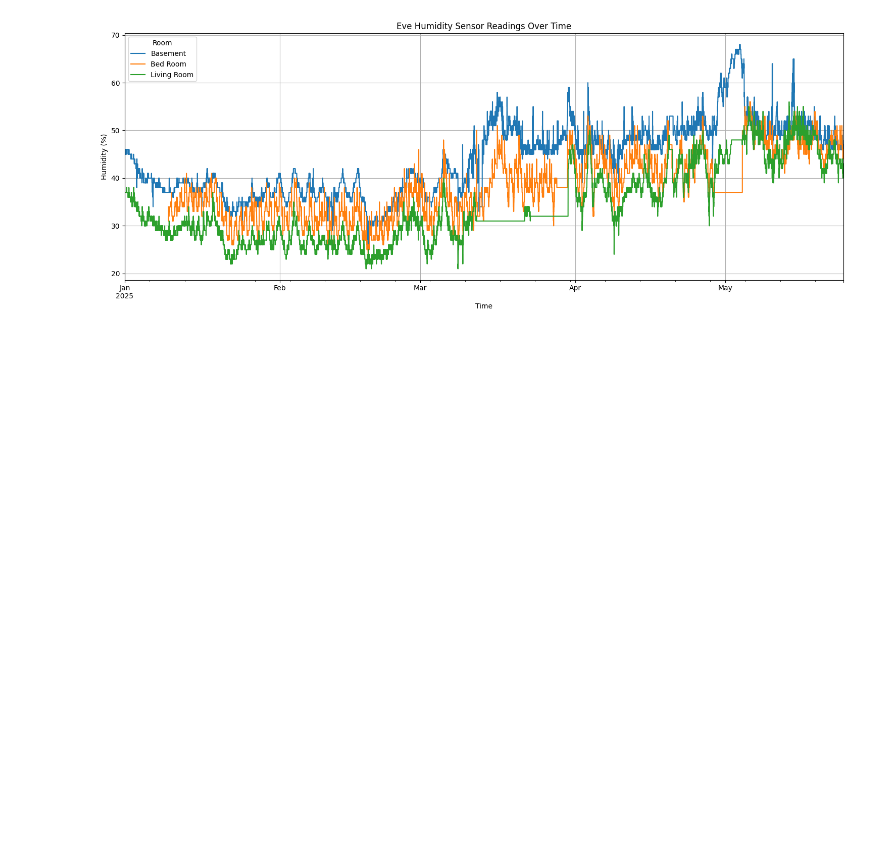
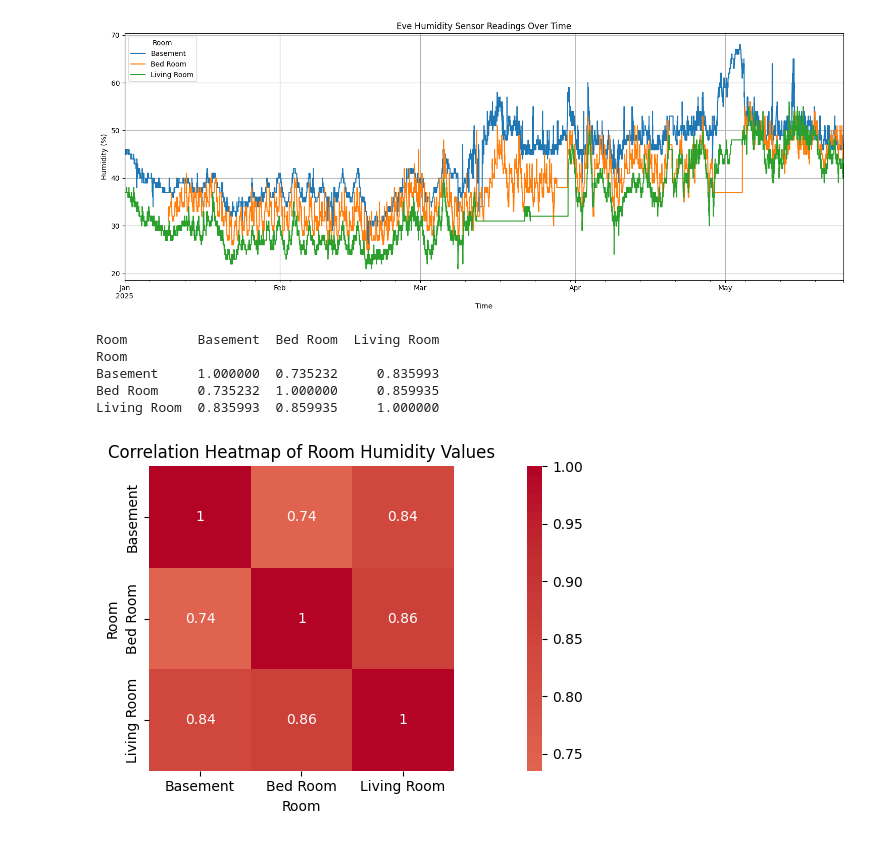
Before and after one commit to DaveKT/AirQualityAnalysis, a Jupyter notebook: AirQualityAnalysis.ipynb, the cells around one changed output. Cells and saved outputs as stored; diff of their text form; code cells hidden in the pictures; blank space fills up the shorter version.

Commit message:
Added room comparison correlation

```diff
--- a/AirQualityAnalysis.ipynb
+++ b/AirQualityAnalysis.ipynb
@@ -94,3 +94,20 @@ plt.tight_layout()
 plt.show()
 # %% [output]
 [figure]
+# %%
+evecorr = evedfpivot.corr()
+print(evecorr)
+# %% [output]
+Room         Basement  Bed Room  Living Room
+Room
+Basement     1.000000  0.735232     0.835993
+Bed Room     0.735232  1.000000     0.859935
+Living Room  0.835993  0.859935     1.000000
+# %%
+plt.figure(figsize=(15, 4))
+sns.heatmap(evecorr, annot=True, cmap='coolwarm', center=0, square=True)
+plt.title('Correlation Heatmap of Room Humidity Values')
+plt.tight_layout()
+plt.show()
+# %% [output]
+[figure, added]
```
